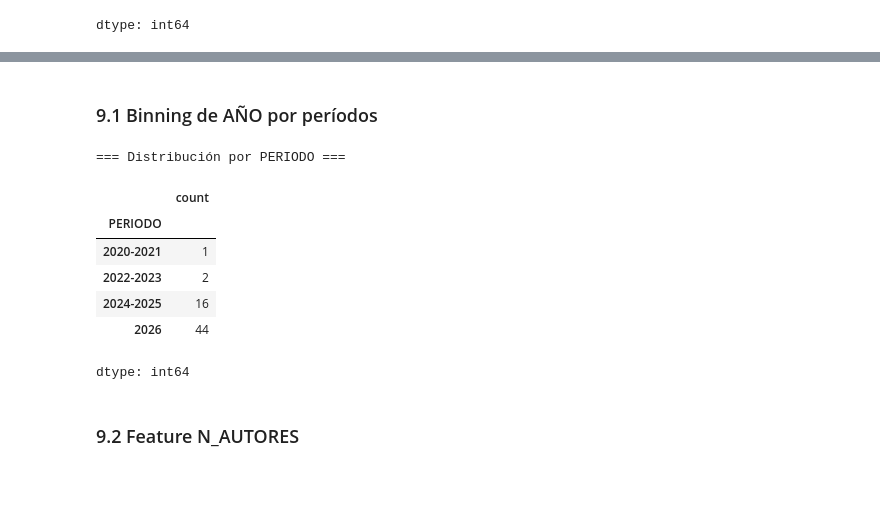
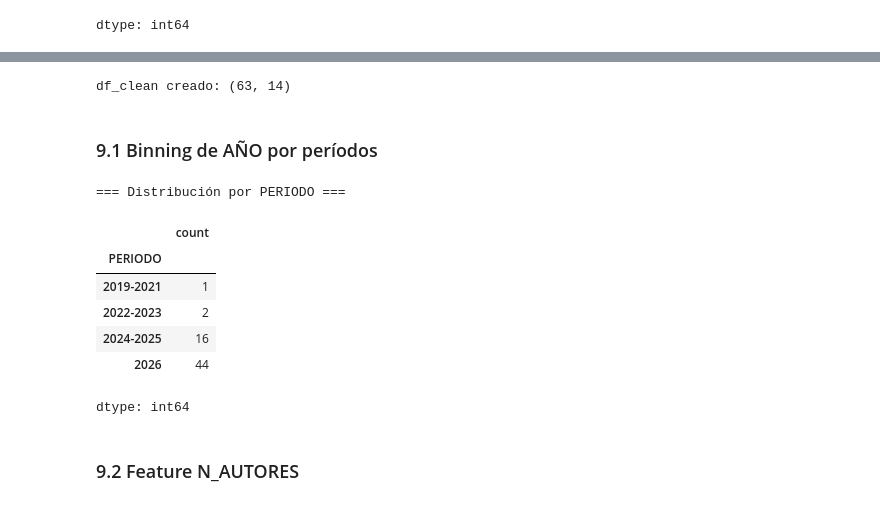
Before and after one commit to Elkinml06/Fundamentos_Ciencia_Datos, a Jupyter notebook: SustainCrop/SustainCrop.ipynb, the cells around one changed output, grey strips where cells are left out. Saved outputs shown, nothing was run; the diff lists cells and outputs as text; code cells hidden in the pictures.

Commit message:
Correcciones-Trabajo-SustainCrop

```diff
--- a/SustainCrop/SustainCrop.ipynb
+++ b/SustainCrop/SustainCrop.ipynb
@@ -47,7 +57,9 @@ print("✅ Librerías cargadas correctamente")
 # %% [markdown]
 ### 3.1 Cargar Dataset
 # %%
-ruta_dataset = "/content/drive/MyDrive/U/Fundamentos de Ciencia de Datos/SustainCrop/Dataset_Maestro_SustainCrop.xlsx"
+# Ruta del dataset: deja activa SOLO la línea de quien ejecuta el notebook
+# ruta_dataset = "/content/drive/MyDrive/U/Fundamentos de Ciencia de Datos/SustainCrop/Dataset_Maestro_SustainCrop.xlsx" # Elkin
+ruta_dataset = "/content/drive/MyDrive/Ciencia De Datos/SustainCrop/ Dataset_Maestro_SustainCrop.xlsx" # Humpty
 df = pd.read_excel(ruta_dataset)
 print(f"Filas: {df.shape[0]}")
 print(f"Columnas: {df.shape[1]}")
@@ -388,18 +547,26 @@ Passing `palette` without assigning `hue` is deprecated and will be removed in v
+# %%
+# Copia de trabajo: `df` (original) NUNCA se modifica.
+# Todas las columnas nuevas (secciones 9 y 10) se crean en df_clean.
+df_clean = df.copy()
+print(f"df_clean creado: {df_clean.shape}")
+# %% [output]
+df_clean creado: (63, 14)
 # %% [markdown]
 ### 9.1 Binning de AÑO por períodos
 # %%
-bins = [2019, 2022, 2024, 2026, 2027]   # el último es 2027, no lo toma en cuenta por el right=False
-labels = ["2020-2021", "2022-2023", "2024-2025", "2026"]
+# Intervalos [a, b): el primero incluye 2019, 2020 y 2021
+bins = [2019, 2022, 2024, 2026, 2027]   # el último es 2027: con right=False, 2026 cae en [2026, 2027)
+labels = ["2019-2021", "2022-2023", "2024-2025", "2026"]
 
-df["PERIODO"] = pd.cut(df["AÑO"], bins=bins, labels=labels, right=False)
+df_clean["PERIODO"] = pd.cut(df_clean["AÑO"], bins=bins, labels=labels, right=False)
 
 print("=== Distribución por PERIODO ===")
-display(df["PERIODO"].value_counts().sort_index())
+display(df_clean["PERIODO"].value_counts().sort_index())
 # %% [output]
 === Distribución por PERIODO ===
 |  | count |
 | PERIODO |  |
-| 2020-2021 | 1 |
+| 2019-2021 | 1 |
 | 2022-2023 | 2 |
 | 2024-2025 | 16 |
 | 2026 | 44 |
```
Also changed, not shown: parts of 48 cells of this notebook.
